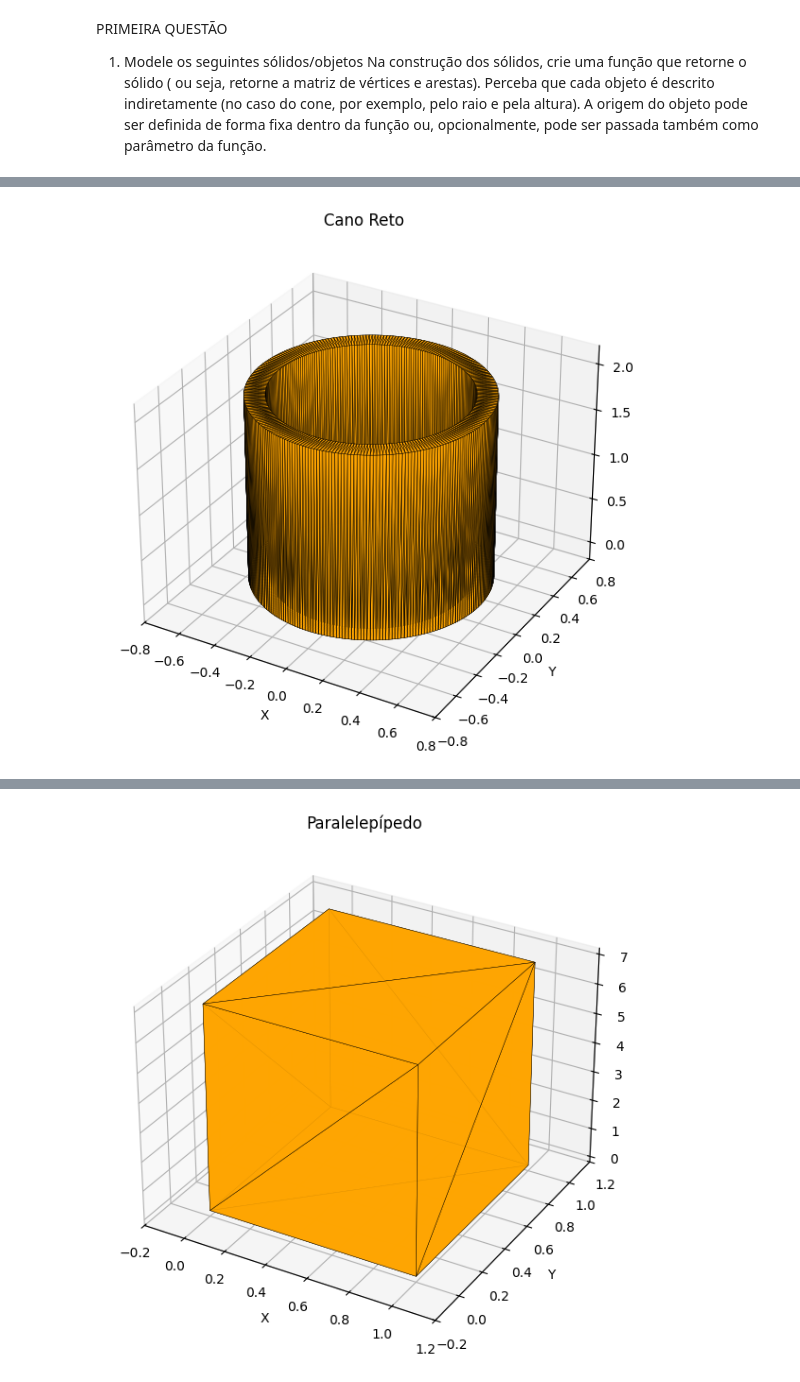
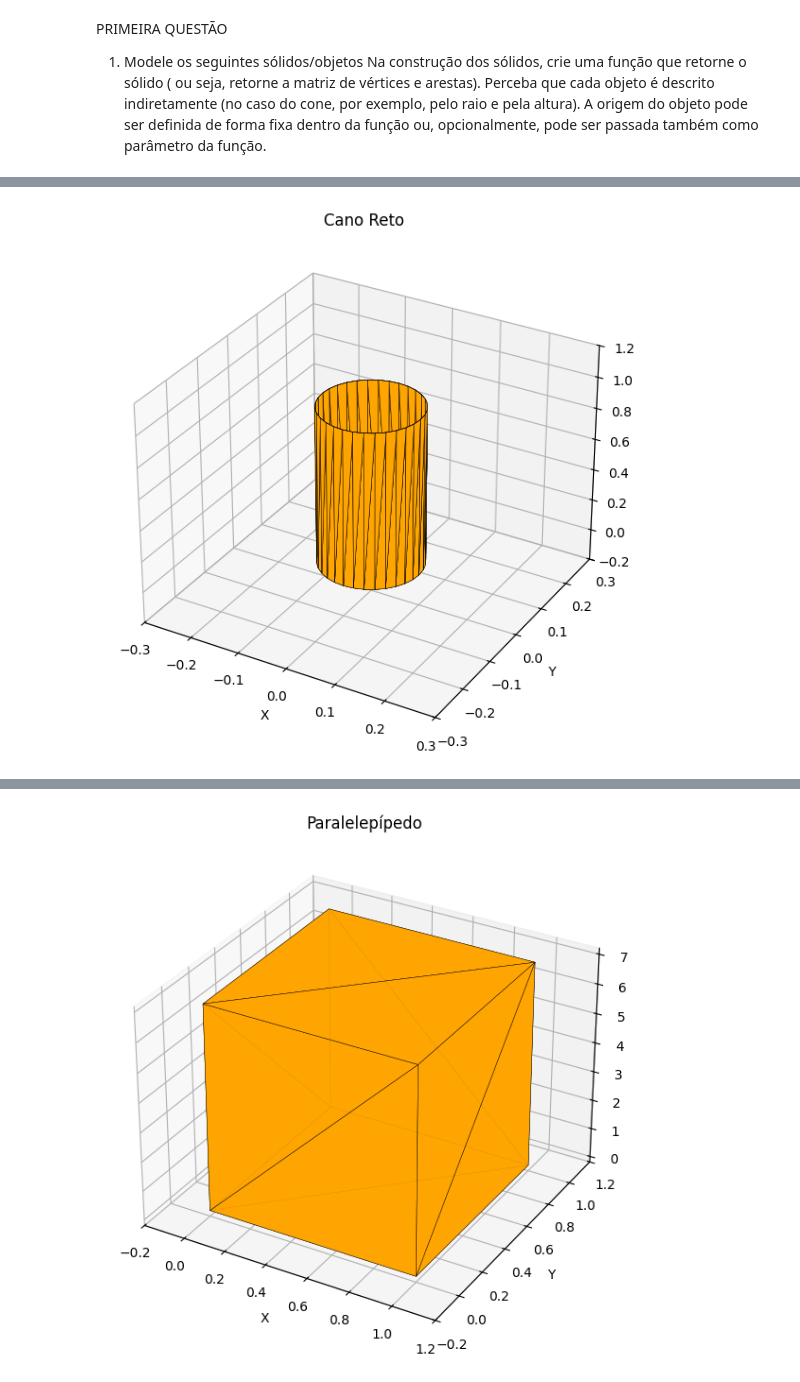
Before and after one commit to MabiuMoura/computa-o-grafica, a Jupyter notebook: main_scene.ipynb, the cells around one changed output, grey strips where cells are left out. Cells and saved outputs as stored; diff of their text form; code cells hidden in the pictures.

```diff
--- a/main_scene.ipynb
+++ b/main_scene.ipynb
@@ -9,11 +24,12 @@ sys.path.append('./modelos')  # adiciona a pasta modelos ao path
 
 from utils import plotar_malha_3d
 # %%
-from cano_reto import modelar_cano_reto
+from objeto import Objeto3D
 
-vertices, faces = modelar_cano_reto(raio_interno=0.5, raio_externo=0.6, altura=2.0, resolucao=256)
+cano_reto = Objeto3D()
+cano_reto.modelar_cano_reto(raio_interno=0.1, raio_externo=0.1, altura=1.0, resolucao=32)
 
-plotar_malha_3d(vertices, faces, titulo="Cano Reto", cor="orange", borda="black")
+plotar_malha_3d(cano_reto.vertices, cano_reto.faces, titulo="Cano Reto")
 # %% [output]
-[figure, old version]
+[figure, new version]
 # %%
```
Also changed, not shown: parts of 7 cells of this notebook, 6 other files.
